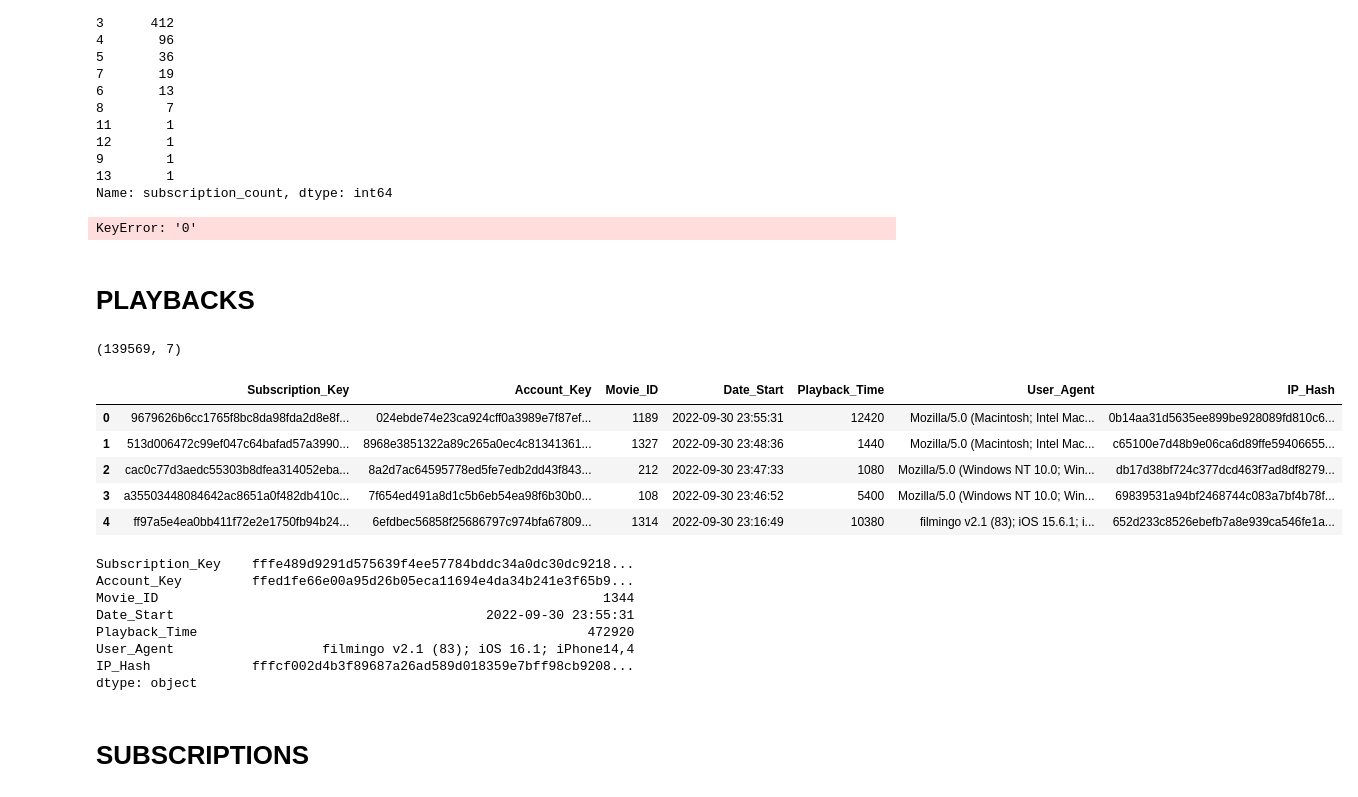
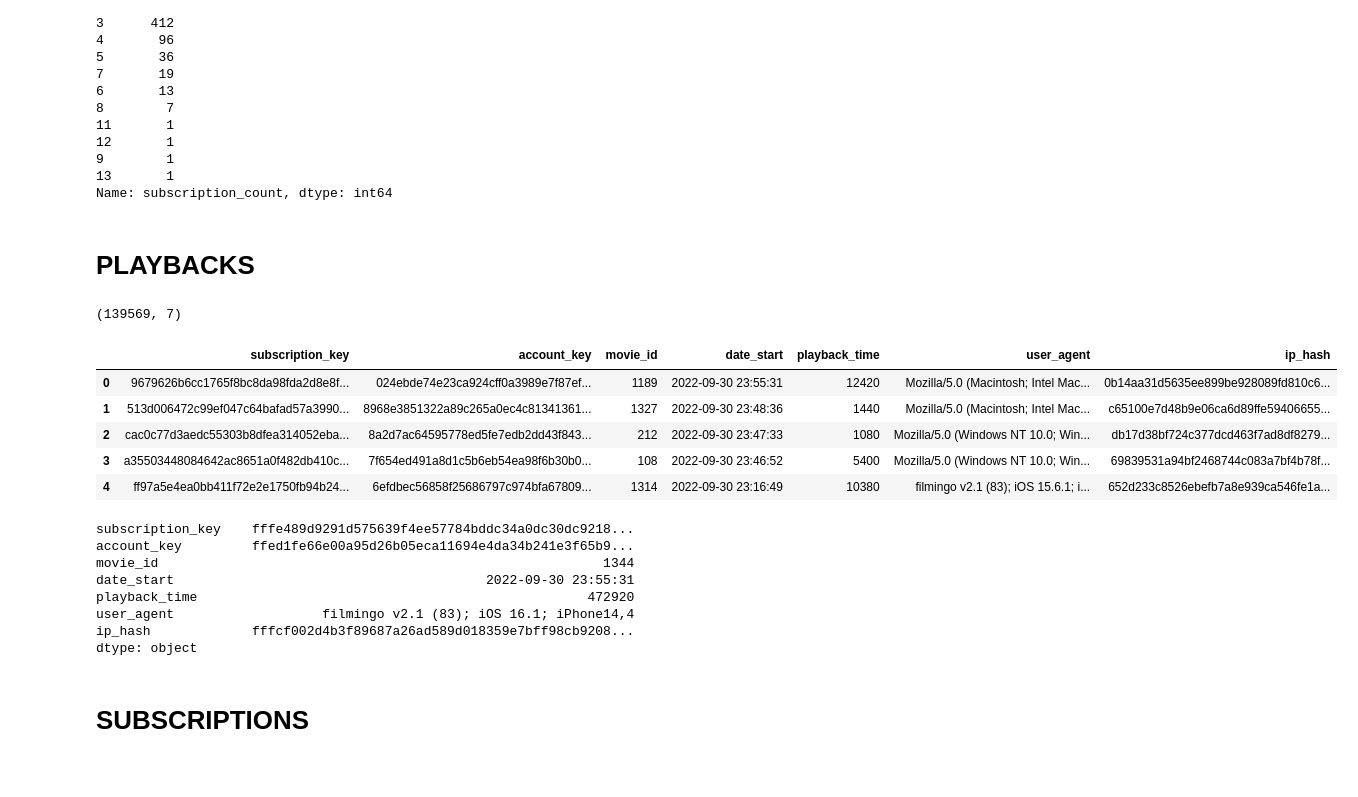
Before and after one commit to elisicke/Data-Analyst-Capstone-Project, a Jupyter notebook: Group.ipynb, the cells around one changed output. Drawn from its saved outputs; the diff is of its cells as text; code cells hidden in the pictures.

```diff
--- a/Group.ipynb
+++ b/Group.ipynb
@@ -104,25 +104,24 @@ array([ 1,  0,  2,  3,  6,  4,  5,  7, 11,  8, 12,  9, 13])
 13       1
 Name: subscription_count, dtype: int64
 # %%
-df_accounts.subscription_count["0"]
+#df_accounts.subscription_count["0"]
-# %% [output]
-KeyError: '0'
 # %% [markdown]
 # PLAYBACKS
 # %%
 # Read playbacks
 df_playbacks = pd.read_csv(playbacks)
+df_playbacks.columns = df_playbacks.columns.str.lower()
 display(df_playbacks.shape)
 display(df_playbacks.head())
 # one account can have multiple subscriptions
 # what about pausing the movie
 # IP + User_Agent-> check for multiple persons per subscriptions
     # IP/Account
 # average playback duration
 # cancelled session?
 # %% [output]
 (139569, 7)
-|  | Subscription_Key | Account_Key | Movie_ID | Date_Start | Playback_Time | User_Agent | IP_Hash |
+|  | subscription_key | account_key | movie_id | date_start | playback_time | user_agent | ip_hash |
 | 0 | 9679626b6cc1765f8bc8da98fda2d8e8f... | 024ebde74e23ca924cff0a3989e7f87ef... | 1189 | 2022-09-30 23:55:31 | 12420 | Mozilla/5.0 (Macintosh; Intel Mac... | 0b14aa31d5635ee899be928089fd810c6... |
 | 1 | 513d006472c99ef047c64bafad57a3990... | 8968e3851322a89c265a0ec4c81341361... | 1327 | 2022-09-30 23:48:36 | 1440 | Mozilla/5.0 (Macintosh; Intel Mac... | c65100e7d48b9e06ca6d89ffe59406655... |
 | 2 | cac0c77d3aedc55303b8dfea314052eba... | 8a2d7ac64595778ed5fe7edb2dd43f843... | 212 | 2022-09-30 23:47:33 | 1080 | Mozilla/5.0 (Windows NT 10.0; Win... | db17d38bf724c377dcd463f7ad8df8279... |
@@ -132,13 +131,13 @@ display(df_playbacks.head())
 df_playbacks.max()
 # have a closer look at max playback times
 # %% [output]
-Subscription_Key    fffe489d9291d575639f4ee57784bddc34a0dc30dc9218...
-Account_Key         ffed1fe66e00a95d26b05eca11694e4da34b241e3f65b9...
-Movie_ID                                                         1344
-Date_Start                                        2022-09-30 23:55:31
-Playback_Time                                                  472920
-User_Agent                   filmingo v2.1 (83); iOS 16.1; iPhone14,4
-IP_Hash             fffcf002d4b3f89687a26ad589d018359e7bff98cb9208...
+subscription_key    fffe489d9291d575639f4ee57784bddc34a0dc30dc9218...
+account_key         ffed1fe66e00a95d26b05eca11694e4da34b241e3f65b9...
+movie_id                                                         1344
+date_start                                        2022-09-30 23:55:31
+playback_time                                                  472920
+user_agent                   filmingo v2.1 (83); iOS 16.1; iPhone14,4
+ip_hash             fffcf002d4b3f89687a26ad589d018359e7bff98cb9208...
 dtype: object
 # %% [markdown]
 # SUBSCRIPTIONS
```
Also changed, not shown: parts of 5 cells of this notebook.
